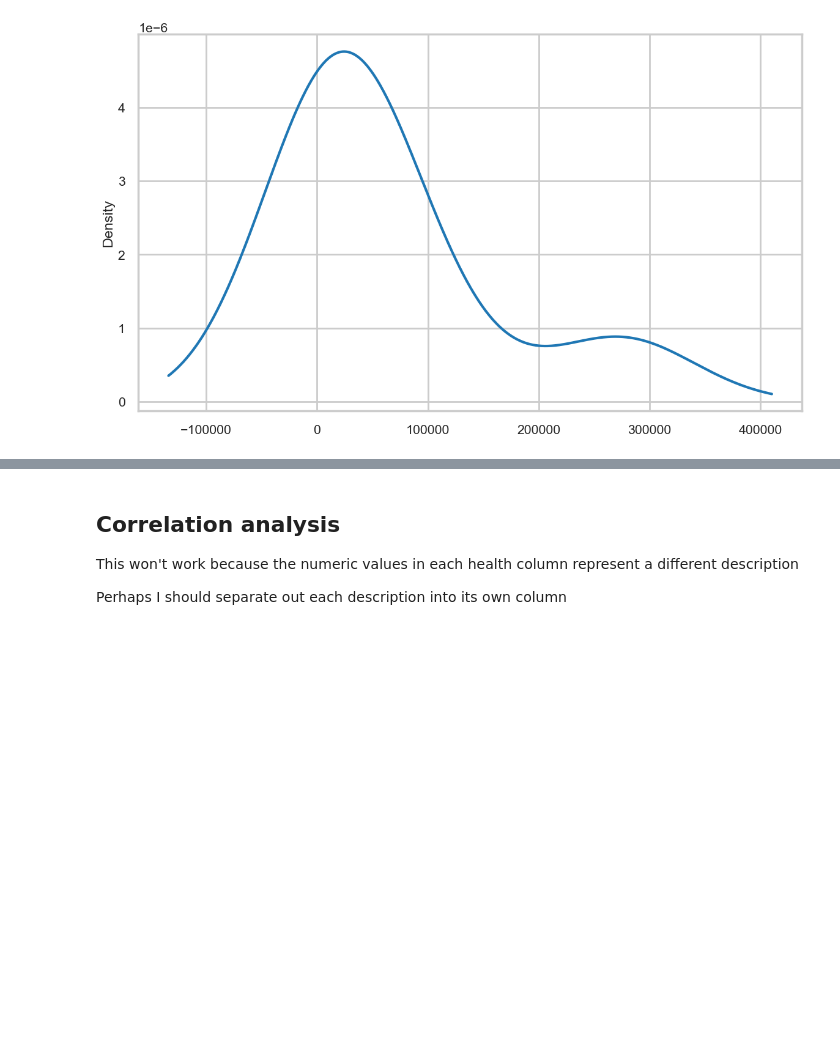
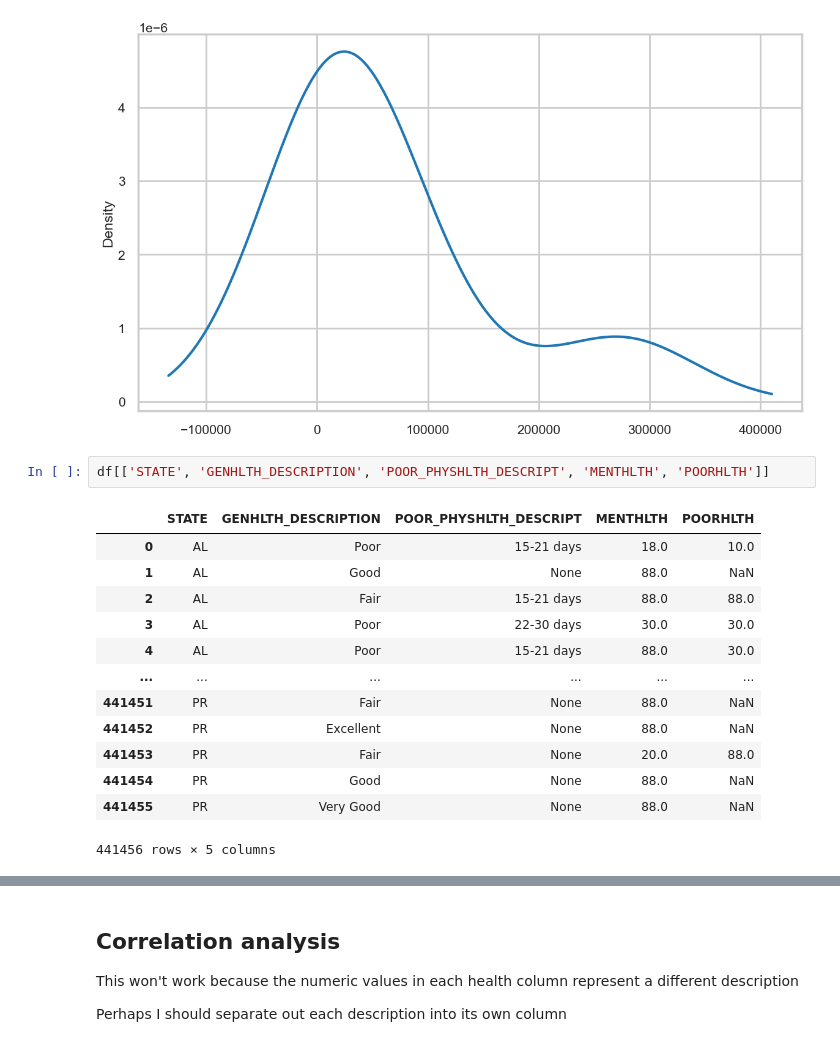
Before and after one commit to veroanalytic/analytics-template, a Jupyter notebook: brfss/brfss-analysis.ipynb, the cells around one changed output, grey strips where cells are left out. Saved outputs shown, nothing was run; the diff lists cells and outputs as text; blank space fills up the shorter version.

```diff
--- a/brfss/brfss-analysis.ipynb
+++ b/brfss/brfss-analysis.ipynb
@@ -658,3 +730,19 @@ plt.show()
 p = phys_hlth_result_merge['Value_Count'].plot(kind='density', figsize=(14,8))
 # %% [output]
 [figure]
+# %%
+df[['STATE', 'GENHLTH_DESCRIPTION', 'POOR_PHYSHLTH_DESCRIPT', 'MENTHLTH', 'POORHLTH']]
+# %% [output]
+|  | STATE | GENHLTH_DESCRIPTION | POOR_PHYSHLTH_DESCRIPT | MENTHLTH | POORHLTH |
+| 0 | AL | Poor | 15-21 days | 18.0 | 10.0 |
+| 1 | AL | Good | None | 88.0 | NaN |
+| 2 | AL | Fair | 15-21 days | 88.0 | 88.0 |
+| 3 | AL | Poor | 22-30 days | 30.0 | 30.0 |
+| 4 | AL | Poor | 15-21 days | 88.0 | 30.0 |
+| ... | ... | ... | ... | ... | ... |
+| 441451 | PR | Fair | None | 88.0 | NaN |
+| 441452 | PR | Excellent | None | 88.0 | NaN |
+| 441453 | PR | Fair | None | 20.0 | 88.0 |
+| 441454 | PR | Good | None | 88.0 | NaN |
+| 441455 | PR | Very Good | None | 88.0 | NaN |
+441456 rows × 5 columns
```
Also changed, not shown: parts of 17 cells of this notebook.
